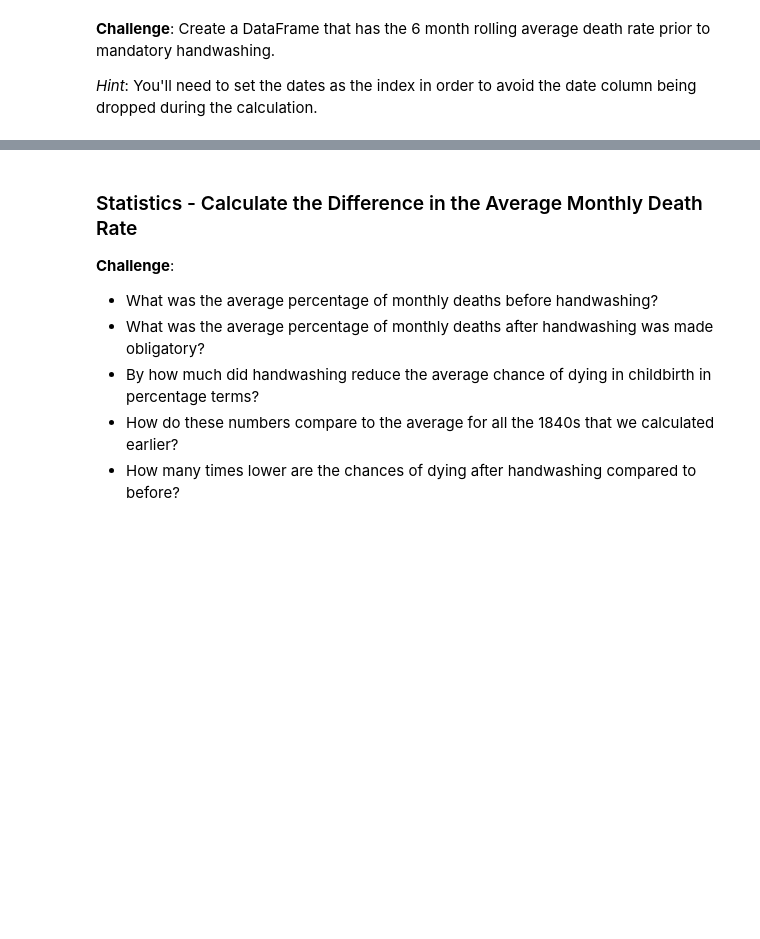
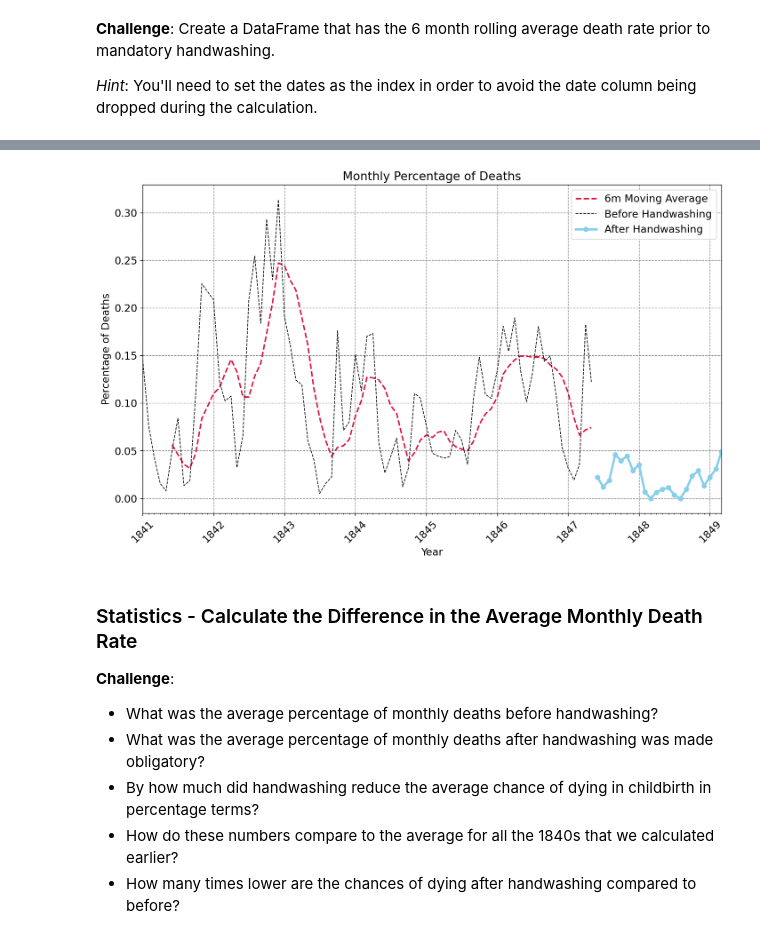
Before and after one commit to renankin/100-days-of-code, a Jupyter notebook: day-080/dr-semmelweis-analysis/Dr_Semmelweis_Handwashing_Discovery_(start).ipynb, the cells around one changed output, grey strips where cells are left out. Saved outputs shown, nothing was run; the diff lists cells and outputs as text; code cells hidden in the pictures; blank space fills up the shorter version.

```diff
--- a/day-080/dr-semmelweis-analysis/Dr_Semmelweis_Handwashing_Discovery_(start).ipynb
+++ b/day-080/dr-semmelweis-analysis/Dr_Semmelweis_Handwashing_Discovery_(start).ipynb
@@ -278,10 +278,16 @@ line_chart.show()
 Dr Semmelweis made handwashing obligatory in the summer of 1947. In fact, he ordered people to wash their hands with clorine (instead of water).
 # %%
 # Date when handwashing was made mandatory
-handwashing_start = pd.to_datetime('1847-06-01')
+handwashing_start_date = pd.to_datetime('1847-06-01')
 # %% [markdown]
 **Challenge**:
 * Add a column called "pct_deaths" to `df_monthly` that has the percentage of deaths per birth for each row.
 * Create two subsets from the `df_monthly` data: before and after Dr Semmelweis ordered washing hand.
 * Calculate the average death rate prior to June 1947.
 * Calculate the average death rate after June 1947.
+# %%
+df_monthly["pct_deaths"] = df_monthly.deaths / df_monthly.births
+# %%
+after_handwashing = df_monthly[df_monthly.date >= handwashing_start_date]
+
+before_handwashing = df_monthly[df_monthly.date < handwashing_start_date]
@@ -291,6 +305,8 @@ handwashing_start = pd.to_datetime('1847-06-01')
 **Challenge**: Create a DataFrame that has the 6 month rolling average death rate prior to mandatory handwashing.
 
 *Hint*: You'll need to set the dates as the index in order to avoid the date column being dropped during the calculation.
+# %%
+rolling_df = before_handwashing.rolling(window=6, on="date").mean()
 # %% [markdown]
 ### Highlighting Subsections of a Line Chart
 
@@ -303,6 +319,50 @@ handwashing_start = pd.to_datetime('1847-06-01')
 * Show the moving average as a thicker, crimon line.
 * Show the rate after handwashing as a skyblue line with round markers.
 * Look at the [code snippet in the documentation to see how you can add a legend](https://matplotlib.org/3.1.1/api/_as_gen/matplotlib.pyplot.legend.html) to the chart.
+# %%
+plt.figure(figsize=(14, 8), dpi=120)
+
+plt.title("Monthly Percentage of Deaths", fontsize=16)
+plt.xticks(fontsize=14, rotation=45)
+plt.yticks(fontsize=14)
+
+ax = plt.gca()
+
+ax.plot(rolling_df.date,
+        rolling_df.pct_deaths,
+        linestyle="--",
+        color="crimson",
+        linewidth=2,
+        label="6m Moving Average")
+
+ax.plot(before_handwashing.date,
+        before_handwashing.pct_deaths,
+        linestyle="--",
+        color="k",
+        linewidth=1,
+        label="Before Handwashing")
+
+ax.plot(after_handwashing.date,
+        after_handwashing.pct_deaths,
+        marker="o",
+        color="skyblue",
+        linewidth=3,
+        label="After Handwashing")
+
+ax.set_ylabel("Percentage of Deaths", fontsize=14)
+ax.set_xlabel("Year", fontsize=14)
+
+ax.set_xlim((df_monthly.date.min(), df_monthly.date.max()))
+ax.xaxis.set_major_locator(years)
+ax.xaxis.set_major_formatter(years_fmt)
+ax.xaxis.set_minor_locator(months)
+ax.grid(color="grey", linestyle="--")
+
+ax.legend(fontsize=14)
+
+plt.show()
+# %% [output]
+[figure, added]
 # %% [markdown]
 ### Statistics - Calculate the Difference in the Average Monthly Death Rate
 
```
Also changed, not shown: parts of 5 cells of this notebook.
